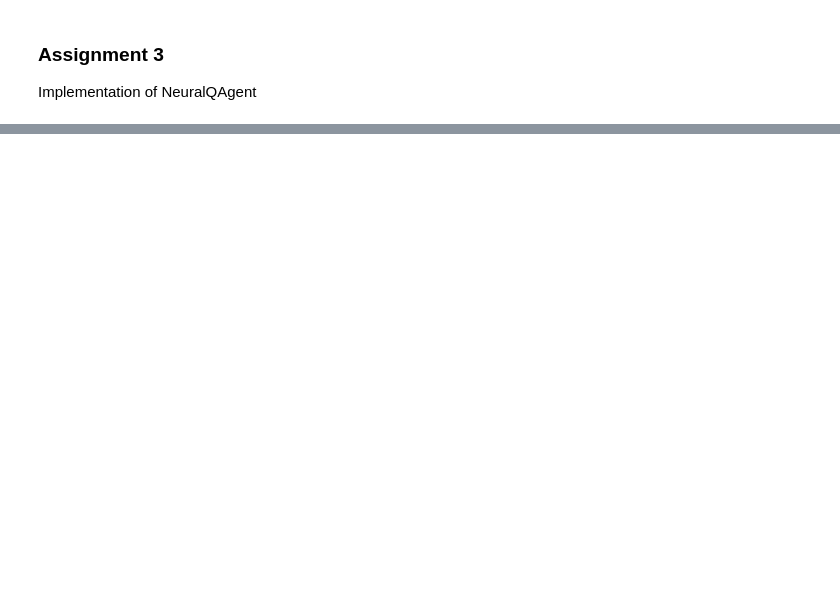
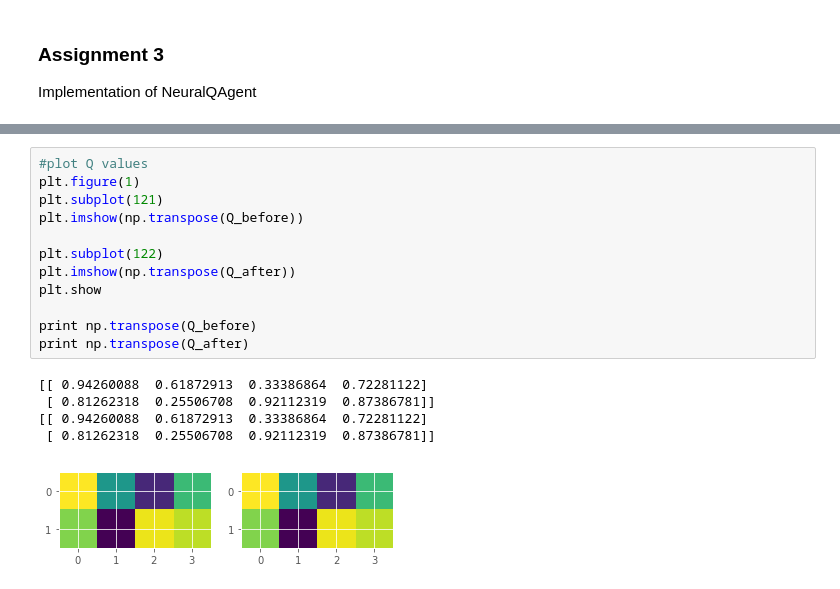
Before and after one commit to pieterwolfert/ccn, a Jupyter notebook: assignment5/assignment5.ipynb, the cells around one changed output, grey strips where cells are left out. Cells and saved outputs as stored; diff of their text form; blank space fills up the shorter version.

```diff
--- a/assignment5/assignment5.ipynb
+++ b/assignment5/assignment5.ipynb
@@ -122,0 +244,18 @@ Plot of the reward over time.
+# %%
+#plot Q values
+plt.figure(1)
+plt.subplot(121)
+plt.imshow(np.transpose(Q_before))
+
+plt.subplot(122)
+plt.imshow(np.transpose(Q_after))
+plt.show
+
+print np.transpose(Q_before)
+print np.transpose(Q_after)
+# %% [output]
+[[ 0.94260088  0.61872913  0.33386864  0.72281122]
+ [ 0.81262318  0.25506708  0.92112319  0.87386781]]
+[[ 0.94260088  0.61872913  0.33386864  0.72281122]
+ [ 0.81262318  0.25506708  0.92112319  0.87386781]]
+[figure, added]
```
Also changed, not shown: parts of 16 cells of this notebook.
